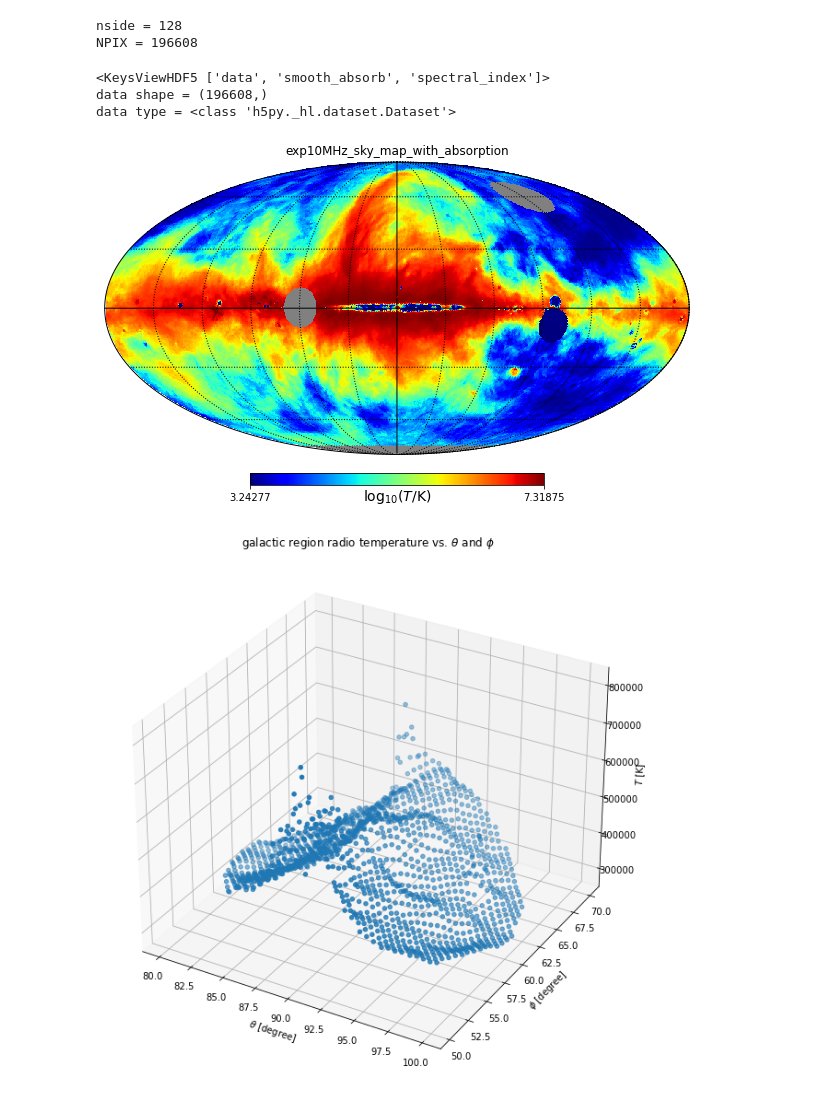
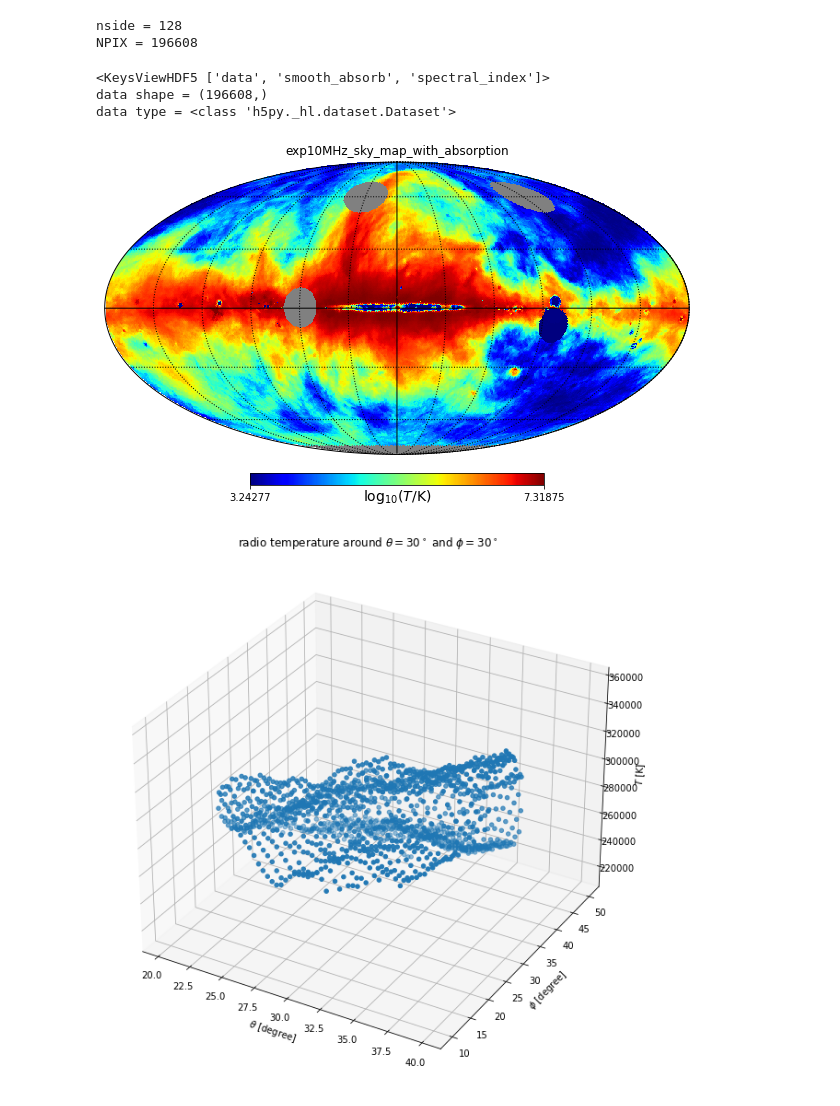
Before and after one commit to Xsmos/ULSA, a Jupyter notebook: read_hdf5_plot_save.ipynb, the cells around one changed output. Cells and saved outputs as stored; diff of their text form; code cells hidden in the pictures.

```diff
--- a/read_hdf5_plot_save.ipynb
+++ b/read_hdf5_plot_save.ipynb
@@ -24,17 +24,20 @@ with h5py.File('exp10MHz_sky_map_with_absorption.hdf5', 'r') as f:
     vec_polar = hp.ang2vec(np.pi, 0) # theta = pi, phi = 0
     vec_galactic = hp.ang2vec(np.pi/2, np.pi/3)
     vec_quiet = hp.ang2vec(np.pi/6, -np.pi*2/3)
+    vec_30_30 = hp.ang2vec(np.pi/6, np.pi/6)
 
     # find the indices of all the pixels within 10 degrees of these pointings
     ipix_disc_polar = hp.query_disc(nside=nside, vec=vec_polar, radius=np.radians(10))
     ipix_disc_galactic = hp.query_disc(nside=nside, vec=vec_galactic, radius=np.radians(10))
     ipix_disc_quiet = hp.query_disc(nside=nside, vec=vec_quiet, radius=np.radians(10))
+    ipix_disc_30_30 = hp.query_disc(nside=nside, vec=vec_30_30, radius=np.radians(10))
 
     # define the mask
     mask = np.zeros(NPIX, dtype=bool)
     mask[ipix_disc_polar] = 1
     mask[ipix_disc_galactic] = 1
     mask[ipix_disc_quiet] = 1
+    mask[ipix_disc_30_30] = 1
 
     # mask the data
     data_masked = hp.ma(data)
@@ -54,15 +57,18 @@ with h5py.File('exp10MHz_sky_map_with_absorption.hdf5', 'r') as f:
     data_polar = data[ipix_disc_polar]
     data_galactic = data[ipix_disc_galactic]
     data_quiet = data[ipix_disc_quiet]
+    data_30_30 = data[ipix_disc_30_30]
+
     # find the theta and phi for these pixels
     theta_polar, phi_polar = np.degrees(hp.pix2ang(nside=nside, ipix=ipix_disc_polar))
     theta_galactic, phi_galactic = np.degrees(hp.pix2ang(nside=nside, ipix=ipix_disc_galactic))
     theta_quiet, phi_quiet = np.degrees(hp.pix2ang(nside=nside, ipix=ipix_disc_quiet))
+    theta_30_30, phi_30_30 = np.degrees(hp.pix2ang(nside=nside, ipix=ipix_disc_30_30))
 # %% [output]
 <KeysViewHDF5 ['data', 'smooth_absorb', 'spectral_index']>
 data shape = (196608,)
 data type = <class 'h5py._hl.dataset.Dataset'>
-[figure, old version]
+[figure, new version]
 # %%
 # combine data to 3D
 polar = np.vstack((data_polar, theta_polar, phi_polar))
@@ -79,18 +89,18 @@ hdu_quiet.writeto("10MHz_quiet.fits", overwrite=True)
 # %%
 import matplotlib.pyplot as plt
 from mpl_toolkits.mplot3d import Axes3D
 from astropy.io import fits
 
-with fits.open("10MHz_galactic.fits") as hdul:
+with fits.open("10MHz_30_30.fits") as hdul:
     T, theta, phi = hdul[0].data
 
 fig = plt.figure(figsize=(16,8))
 ax = Axes3D(fig)
 ax.scatter(theta, phi, T)
 ax.set_xlabel(r"$\theta$ [degree]")
 ax.set_ylabel("$\phi$ [degree]")
 ax.set_zlabel("$T$ [K]")
-ax.set_title(r"galactic region radio temperature vs. $\theta$ and $\phi$")
-plt.savefig("10MHz_T_theta_phi_galactic.jpg")
+ax.set_title(r"radio temperature around $\theta=30^\circ$ and $\phi=30^\circ$")
+plt.savefig("10MHz_T_theta_phi_30_30.jpg")
 # %% [output]
-[figure, old version]
+[figure, new version]
```
Also changed, not shown: parts of 1 cell of this notebook, 3 other files.
